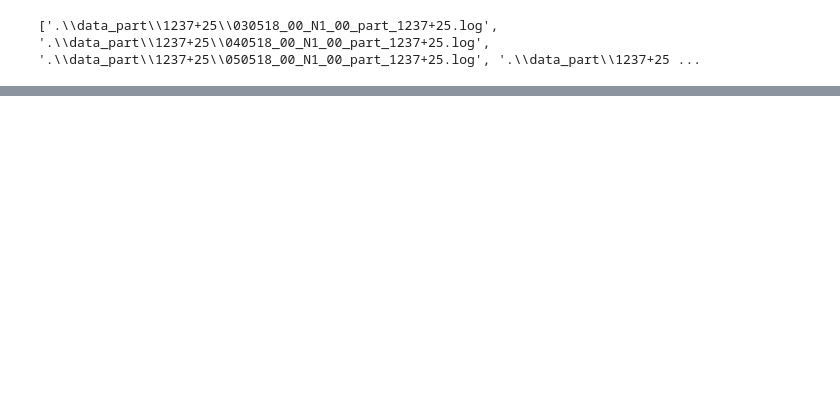
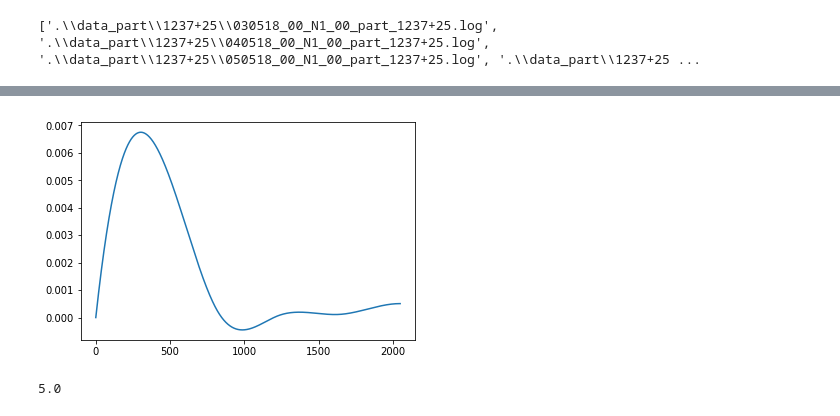
Before and after one commit to KazAndr/bsa3, a Jupyter notebook: watch_period_sessions.ipynb, the cells around one changed output, grey strips where cells are left out. Saved outputs shown, nothing was run; the diff lists cells and outputs as text; code cells hidden in the pictures; blank space fills up the shorter version.

Commit message:
Try to spline a spectre

```diff
--- a/watch_period_sessions.ipynb
+++ b/watch_period_sessions.ipynb
@@ -33,0 +62,20 @@ full_data[2][2]
+# %%
+# Отрисовка сплайна спектра
+inter_point = 1000000
+
+point_for_pulse = range(len(Pxx_den))
+
+spl = InterpolatedUnivariateSpline(point_for_pulse, Pxx_den)
+xs = np.linspace(0, max(f), 2049)
+spline = spl(xs)
+# %%
+plt.figure()
+plt.plot(spline)
+#plt.xlim(inter_point/0.71, inter_point/0.73)
+plt.show()
+# %% [output]
+[figure, added]
+# %%
+max(f)
+# %% [output]
+5.0
```
Also changed, not shown: parts of 5 cells of this notebook.
